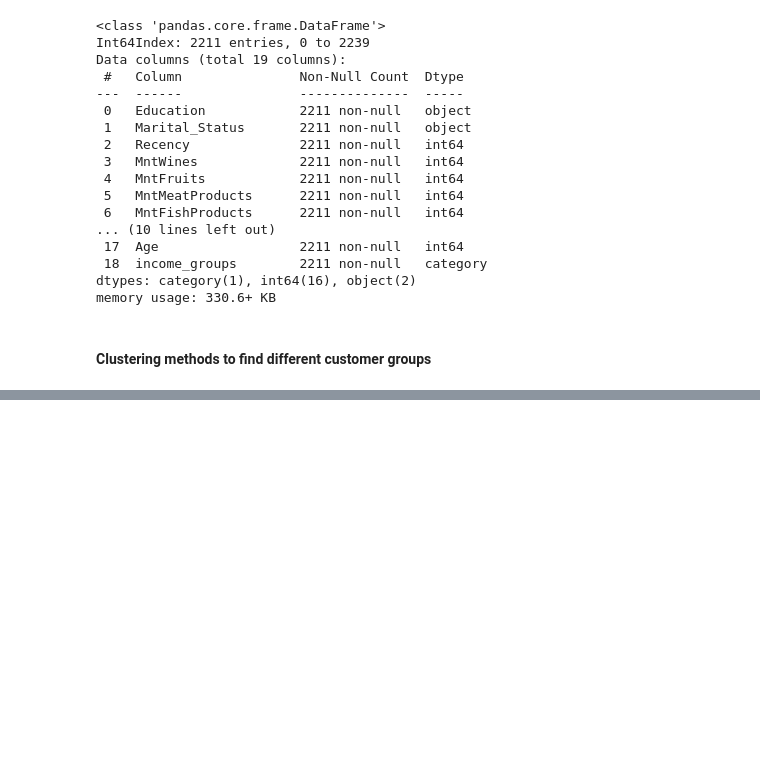
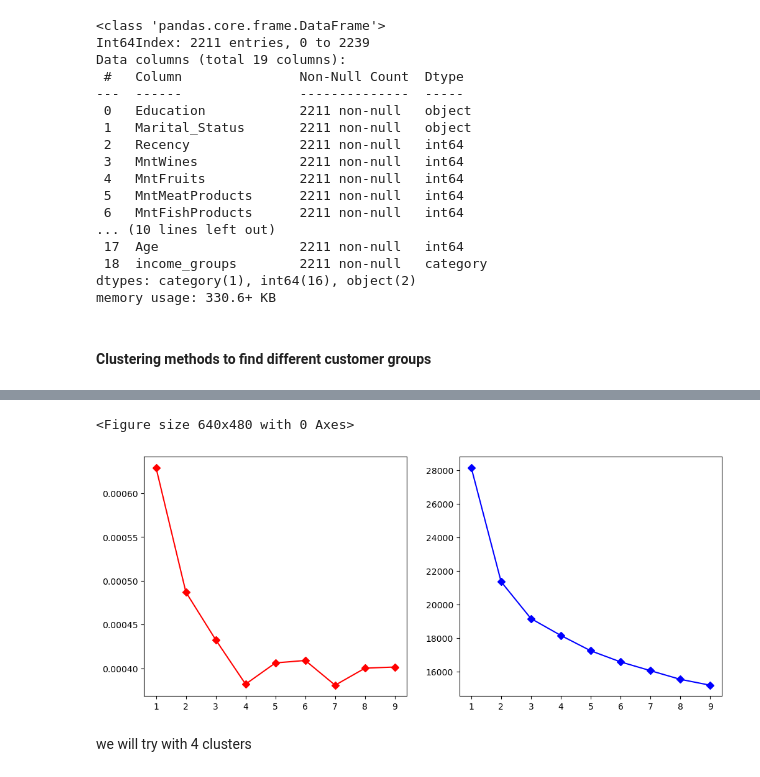
Before and after one commit to tamaricki/Projects, a Jupyter notebook: Customer_analysis_clustering.ipynb, the cells around one changed output, grey strips where cells are left out. Cells and saved outputs as stored; diff of their text form; code cells hidden in the pictures; blank space fills up the shorter version.

Commit message:
clustering KM, Aglo, DBSCAN

```diff
--- a/Customer_analysis_clustering.ipynb
+++ b/Customer_analysis_clustering.ipynb
@@ -335,0 +321,3 @@ cats.tail()
+# %%
+data = pd.concat([cats, nums], axis=1)
+data.info()
@@ -335,0 +342,23 @@ cats.tail()
+# %%
+#calculate number of centroids using Distortion method = average sum of squared (euclidean)distances from the respective clusters to each data point
+#intertia 1/ n *sum(distance(point, centroid)**2)
+distances =[]
+inertias = []
+from scipy.spatial.distance import cdist
+ks = range(1,10)
+for k in ks:
+    kmeans = KMeans(n_clusters=k)
+    kmeans.fit(data)
+    distances.append(np.min(cdist(data, kmeans.cluster_centers_, 'euclidean')/data.shape[0]))
+    inertias.append(kmeans.inertia_)
+# %%
+f,a = plt.subplots(1,2,figsize=(12,5))
+a[0].plot(ks, distances, 'r-D')
+a[1].plot(ks, inertias, 'b-D')
+plt.show()
+plt.clf()
+# %% [output]
+<Figure size 640x480 with 0 Axes>
+[figure, added]
+# %% [markdown]
+we will try with 4 clusters
```
Also changed, not shown: parts of 9 cells of this notebook.
